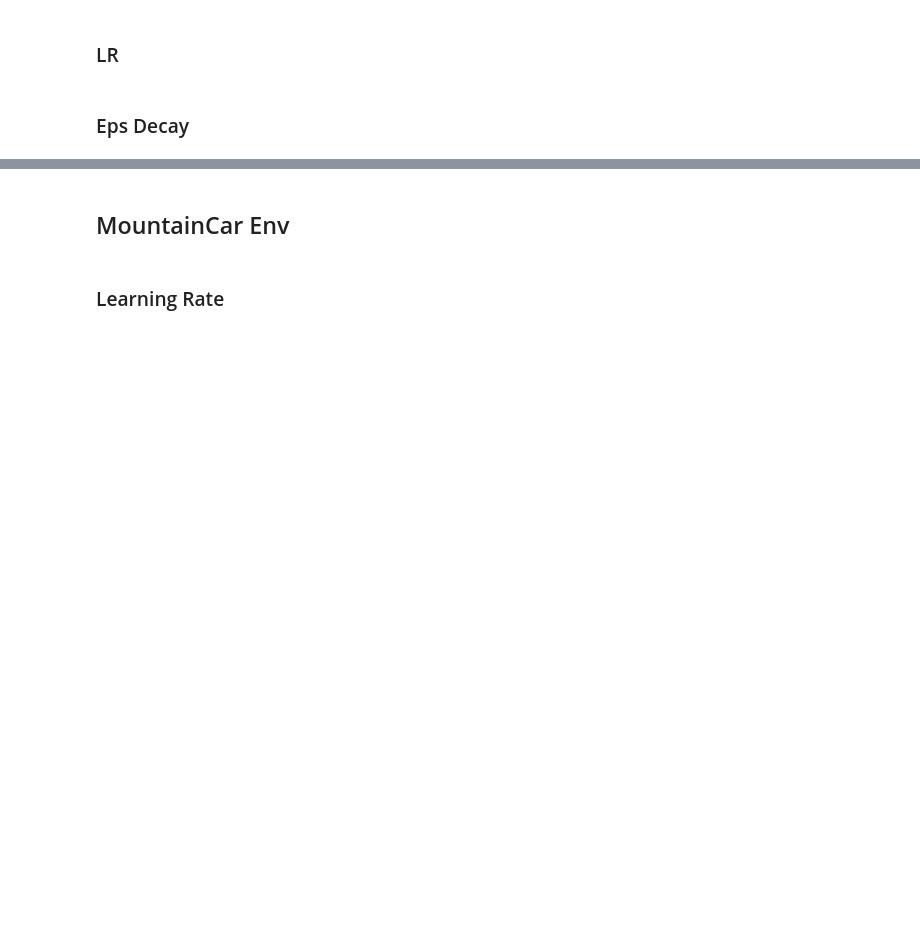
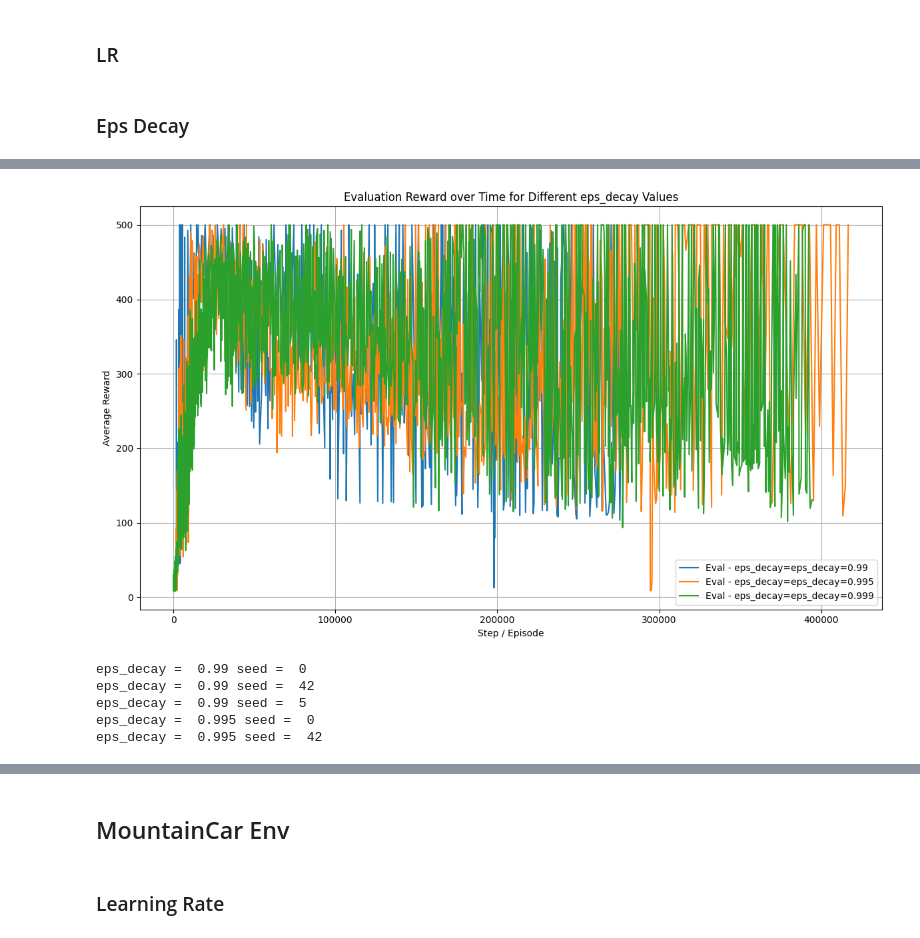
Before and after one commit to surkovv/RL_Project, a Jupyter notebook: dqn_evaluation.ipynb, the cells around one changed output, grey strips where cells are left out. Cells and saved outputs as stored; diff of their text form; code cells hidden in the pictures; blank space fills up the shorter version.

```diff
--- a/dqn_evaluation.ipynb
+++ b/dqn_evaluation.ipynb
@@ -292,9 +299,30 @@ plt.show()
+# %%
+plt.figure(figsize=(12, 7))
+# Loop through all eps_decay values
+for eps_decay, results in cp_results_eps.items():
+    # Sort and extract evaluation rewards
+    eval_steps = sorted(results["avg_eval_rewards"].keys())
+    eval_values = [results["avg_eval_rewards"][k] for k in eval_steps]
+
+    # Plot both with distinct labels
+    plt.plot(eval_steps, eval_values, label=f'Eval - eps_decay={eps_decay}')
+
+plt.xlabel('Step / Episode')
+plt.ylabel('Average Reward')
+plt.title('Evaluation Reward over Time for Different eps_decay Values')
+plt.legend()
+plt.grid(True)
+plt.tight_layout()
+plt.show()
+# %% [output]
+[figure, added]
 # %%
 eps_decay_list = [0.99, 0.995, 0.999]
+episodes = [900, 1300, 2000]
 cpt_results_eps = {}
-agents = []
+agents2 = []
 
-for eps_decay in eps_decay_list:
+for idx, eps_decay in enumerate(eps_decay_list):
     all_train_rewards = []
     all_eval_rewards = []
     for seed in SEEDS:
@@ -304,7 +332,7 @@ for eps_decay in eps_decay_list:
         dqn_agent = DQNAgent(
             env_name="CartPole-v1",
             hidden_dim=128,
-            episodes=800,
+            episodes=episodes[idx],
             batch_size=64,
             num_steps=500,
             num_layers=2,
@@ -321,7 +349,7 @@ for eps_decay in eps_decay_list:
 
         all_train_rewards.append(rewards_history)
         all_eval_rewards.append(eval_rewards_history)
-        agents.append(dqn_agent)
+        agents2.append(dqn_agent)
 
     avg_train_rewards = average_dicts(all_train_rewards)
     avg_eval_rewards = average_dicts(all_eval_rewards)
@@ -330,4 +358,10 @@ for eps_decay in eps_decay_list:
         "avg_train_rewards": avg_train_rewards,
         "avg_eval_rewards": avg_eval_rewards
 }
+# %% [output]
+eps_decay =  0.99 seed =  0
+eps_decay =  0.99 seed =  42
+eps_decay =  0.99 seed =  5
+eps_decay =  0.995 seed =  0
+eps_decay =  0.995 seed =  42
 # %%
```
Also changed, not shown: parts of 20 cells of this notebook, 1 other file.
